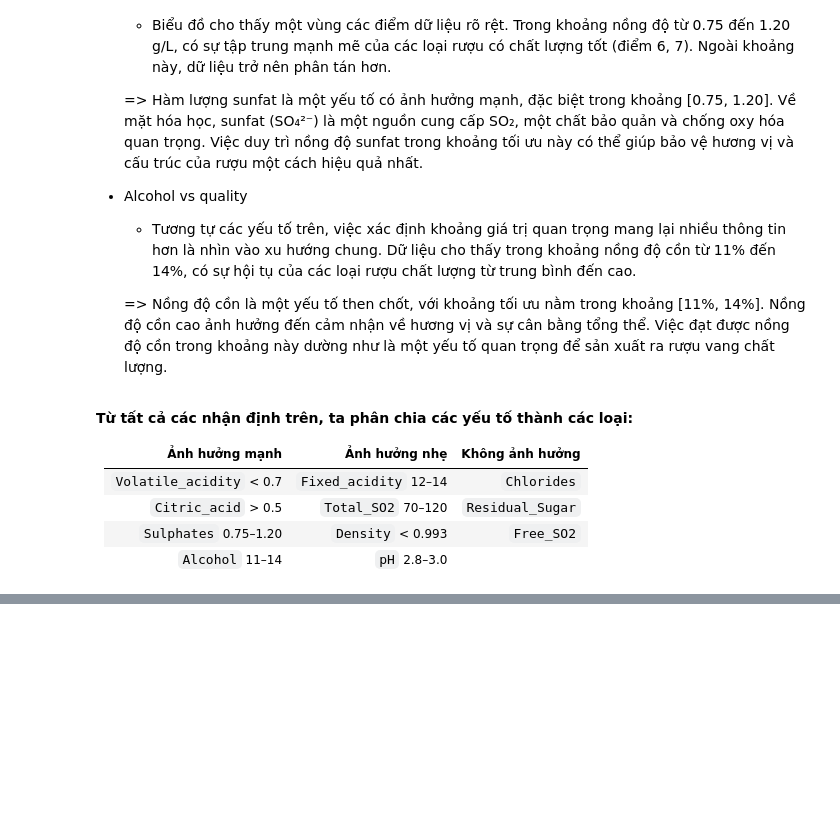
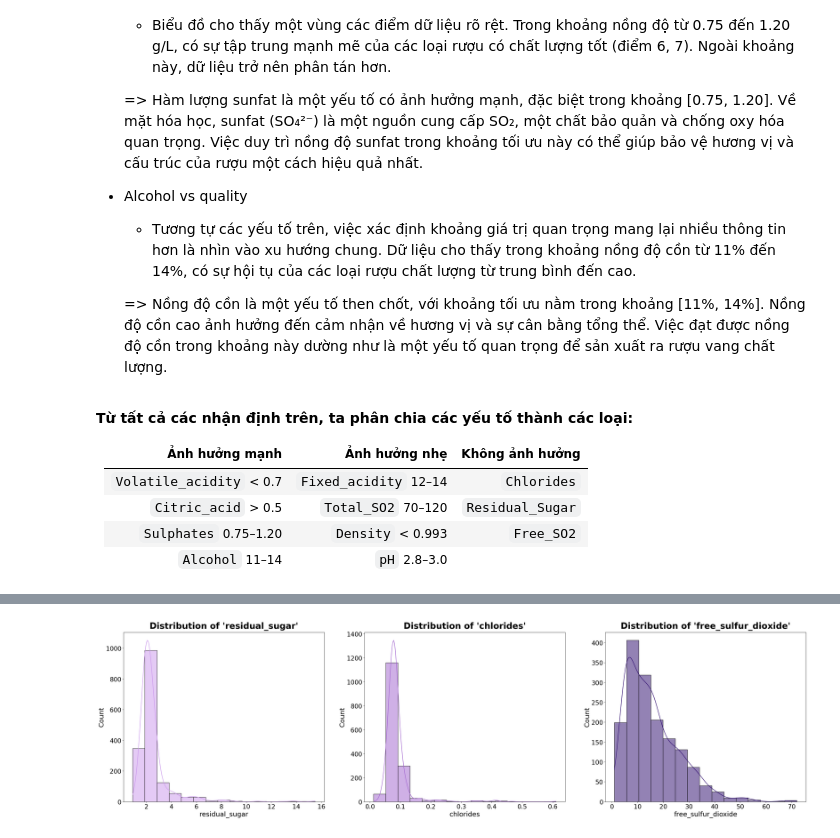
Before and after one commit to aquattda/ML_04, a Jupyter notebook: ML/Unsupervised/Clustering.ipynb, the cells around one changed output, grey strips where cells are left out. Saved outputs shown, nothing was run; the diff lists cells and outputs as text; code cells hidden in the pictures; blank space fills up the shorter version.

```diff
--- a/ML/Unsupervised/Clustering.ipynb
+++ b/ML/Unsupervised/Clustering.ipynb
@@ -849,0 +775,27 @@ fig.delaxes(axes[3])
+# %%
+fig, axes = plt.subplots(1, 3, figsize = (40, 10))
+sns.histplot(ax = axes[0], x = winequality_df["residual_sugar"],
+             bins = 15,
+             kde = True,
+             cbar = True,
+             color = "#CA96EC").set(title = "Distribution of 'residual_sugar'")
+
+sns.histplot(ax = axes[1], x = winequality_df["chlorides"],
+             bins = 15,
+             cbar = True,
+             kde = True,
+             color = "#A163CF").set(title = "Distribution of 'chlorides'")
+
+sns.histplot(ax = axes[2], x = winequality_df["free_sulfur_dioxide"],
+             bins = 15,
+             kde = True,
+             cbar = True,
+             color = "#29066B").set(title = "Distribution of 'free_sulfur_dioxide'")
+
+for ax in axes:
+    ax.tick_params(axis='both', which='major', labelsize=20)
+    ax.set_xlabel(ax.get_xlabel(), fontsize=22)
+    ax.set_ylabel(ax.get_ylabel(), fontsize=22)
+    ax.set_title(ax.get_title(), fontsize=28, fontweight="bold", pad=12)
+# %% [output]
+[figure, added]
```
Also changed, not shown: parts of 95 cells of this notebook, 2 other files.
